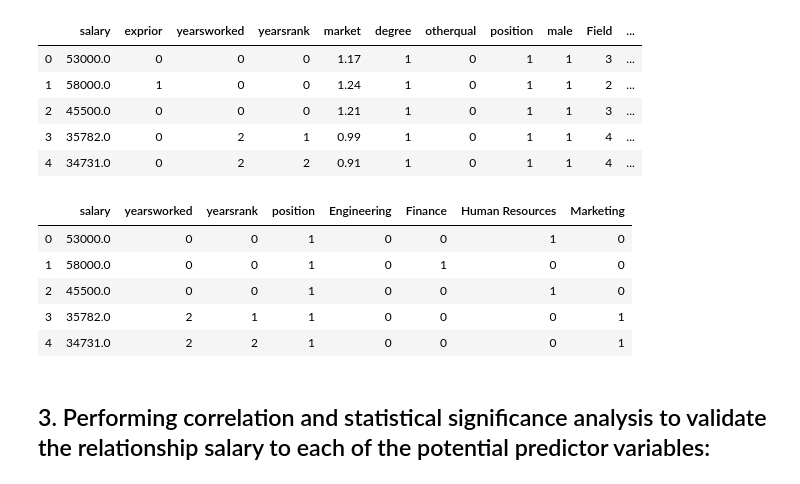
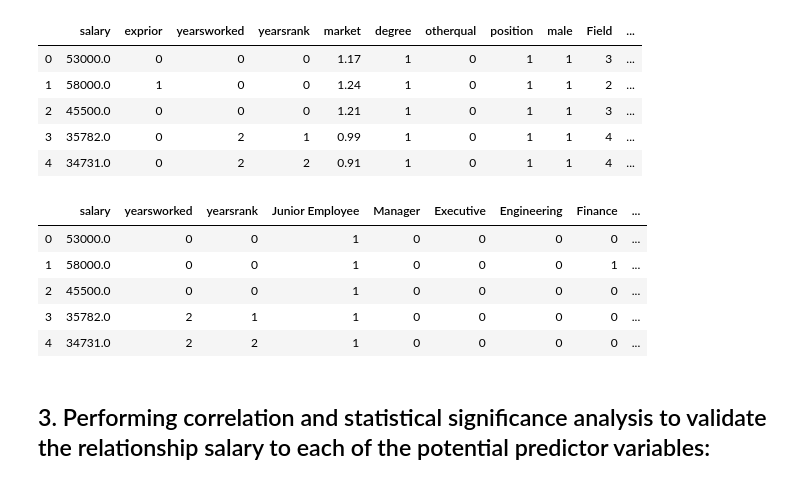
Before and after one commit to KhomotsoT/Multivariate_linear_regression, a Jupyter notebook: Multivariate_linear_regresion.ipynb, the cells around one changed output. Saved outputs shown, nothing was run; the diff lists cells and outputs as text; code cells hidden in the pictures.

```diff
--- a/Multivariate_linear_regresion.ipynb
+++ b/Multivariate_linear_regresion.ipynb
@@ -5,7 +5,7 @@ import pandas as pd
 import numpy as np
 import matplotlib.pyplot as plt
 import seaborn as sns
-%matplotlib inline
+# %matplotlib inline
 from statsmodels.stats.outliers_influence import variance_inflation_factor
 from statsmodels.tools.tools import add_constant
 from scipy.stats import stats
@@ -14,11 +14,9 @@ from scipy.stats.stats import pearsonr
 from sklearn.model_selection import train_test_split
 from sklearn.linear_model import LinearRegression
 from sklearn.metrics import mean_squared_error, r2_score
-
+import statsmodels.api as sm
 import warnings
 warnings.filterwarnings("ignore")
-
-pd.set_option('display.max_colwidth', -1)
 # %% [markdown]
 #### Reading and displaying csv files
 # %%
@@ -158,7 +156,7 @@ By observing the above DataFrame we see a correlation in some of the features wh
 # %%
 #creating dummies
 field_dummies = pd.get_dummies(new_salary_data['Field'])
-# position_dummies = pd.get_dummies(new_salary_data['position'])
+position_dummies = pd.get_dummies(new_salary_data['position'])
 
 #renaming dummies
 field_dummies = field_dummies.rename(columns={1: "Engineering",
@@ -166,12 +164,12 @@ field_dummies = field_dummies.rename(columns={1: "Engineering",
                                          3: "Human Resources",
                                          4: "Marketing"})
 
-# position_dummies = position_dummies.rename(columns={1: "Junior Employee",
-#                                                     2: "Manager",
-#                                                     3:"Executive"})
+position_dummies = position_dummies.rename(columns={1: "Junior Employee",
+                                                    2: "Manager",
+                                                    3:"Executive"})
 
 #merging the field dummies with salary
-merged_dummies = pd.concat([new_salary_data,field_dummies] ,axis = 'columns', ignore_index=False)
+merged_dummies = pd.concat([new_salary_data, position_dummies ,field_dummies] ,axis = 'columns', ignore_index=False)
 merged_dummies.reset_index(drop=True, inplace=True)
 
 merged_dummies.head()
@@ -185,21 +183,22 @@ merged_dummies.head()
 # %%
 # Dropiing columns not needed
 salary_predictors = merged_dummies.drop(["exprior",
                                        "market",
+                                       "position",
                                        "degree",
                                        "otherqual",
                                        "male",
                                        "Field",
                                        "yearsabs"], axis = 'columns')
 
 salary_predictors.head()
 # %% [output]
-|  | salary | yearsworked | yearsrank | position | Engineering | Finance | Human Resources | Marketing |
-| 0 | 53000.0 | 0 | 0 | 1 | 0 | 0 | 1 | 0 |
-| 1 | 58000.0 | 0 | 0 | 1 | 0 | 1 | 0 | 0 |
-| 2 | 45500.0 | 0 | 0 | 1 | 0 | 0 | 1 | 0 |
-| 3 | 35782.0 | 2 | 1 | 1 | 0 | 0 | 0 | 1 |
-| 4 | 34731.0 | 2 | 2 | 1 | 0 | 0 | 0 | 1 |
+|  | salary | yearsworked | yearsrank | Junior Employee | Manager | Executive | Engineering | Finance | ... |
+| 0 | 53000.0 | 0 | 0 | 1 | 0 | 0 | 0 | 0 | ... |
+| 1 | 58000.0 | 0 | 0 | 1 | 0 | 0 | 0 | 1 | ... |
+| 2 | 45500.0 | 0 | 0 | 1 | 0 | 0 | 0 | 0 | ... |
+| 3 | 35782.0 | 2 | 1 | 1 | 0 | 0 | 0 | 0 | ... |
+| 4 | 34731.0 | 2 | 2 | 1 | 0 | 0 | 0 | 0 | ... |
 # %% [markdown]
 ## 3. Performing correlation and statistical significance analysis to validate the relationship salary to each of the potential predictor variables:
 # %% [markdown]
```
Also changed, not shown: parts of 27 cells of this notebook.
